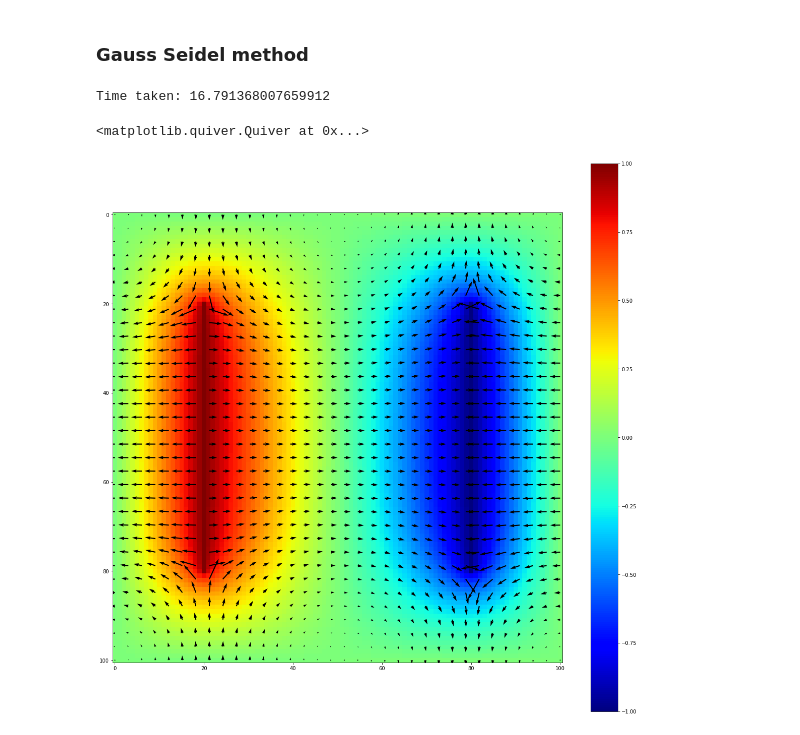
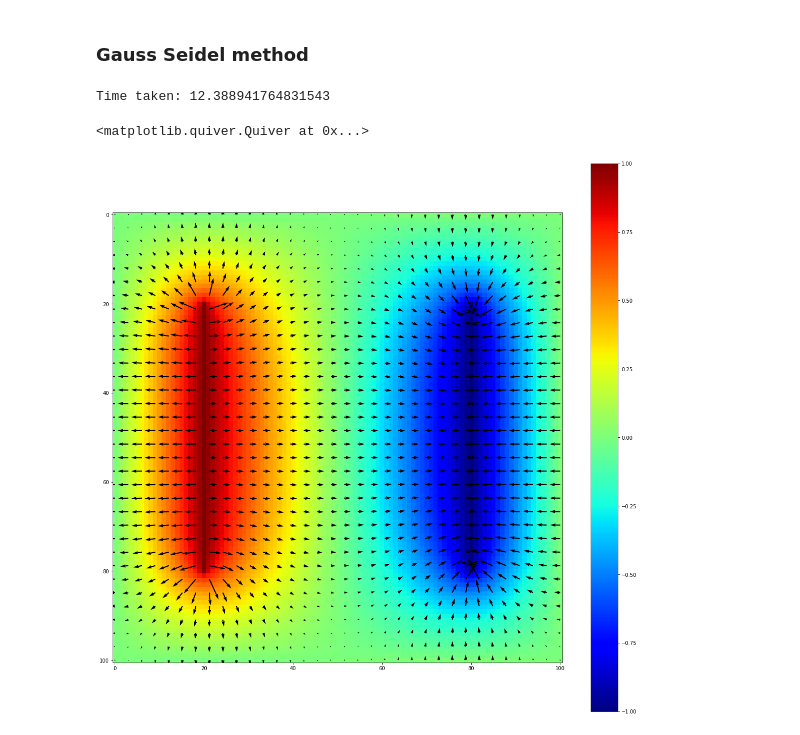
Before and after one commit to mukund109/Numerical_Analysis_PHYS3142, a Jupyter notebook: Assignment6.ipynb, the cells around one changed output. Cells and saved outputs as stored; diff of their text form; code cells hidden in the pictures.

```diff
--- a/Assignment6.ipynb
+++ b/Assignment6.ipynb
@@ -24,7 +23,7 @@ while delta>1e-6:
             if i==0 or i==M or j==0 or j==M:
                 phiprime[i,j] = phi[i,j]
             else:
-                phiprime[i,j] = (1/4)*(phi[i+1, j]+phi[i-1, j]+phi[i, j+1] + phi[i, j-1] + rho[i,j]*(a**2))
+                phiprime[i,j] = (1/4)*(phi[i+1, j]+phi[i-1, j]+phi[i, j+1] + phi[i, j-1] + rho[i,j]*a**2)
 
     delta = np.max(abs(phiprime-phi))
     phiprime, phi = phi, phiprime
@@ -80,15 +73,15 @@ while delta>1e-6:
 end = time.time()
 print("Time taken: {}".format(end-start))
 # %% [output]
-Time taken: 16.791368007659912
+Time taken: 12.388941764831543
 # %%
 plt.figure(figsize=(20,20))
 plt.imshow(phi, cmap='jet')
 plt.colorbar()
 xx, yy = np.meshgrid(np.linspace(0,100,M), np.linspace(0,100,M))
 dy, dx = np.gradient(-1*np.asarray(phi))
 skip =  (slice(None, None, 3), slice(None, None, 3))
-plt.quiver(xx[skip], yy[skip], dx[skip], dy[skip])
+plt.quiver(xx[skip], yy[skip], dx[skip], -dy[skip])
 # %% [output]
 <matplotlib.quiver.Quiver at 0x...>
-[figure, old version]
+[figure, new version]
```
Also changed, not shown: parts of 6 cells of this notebook.
